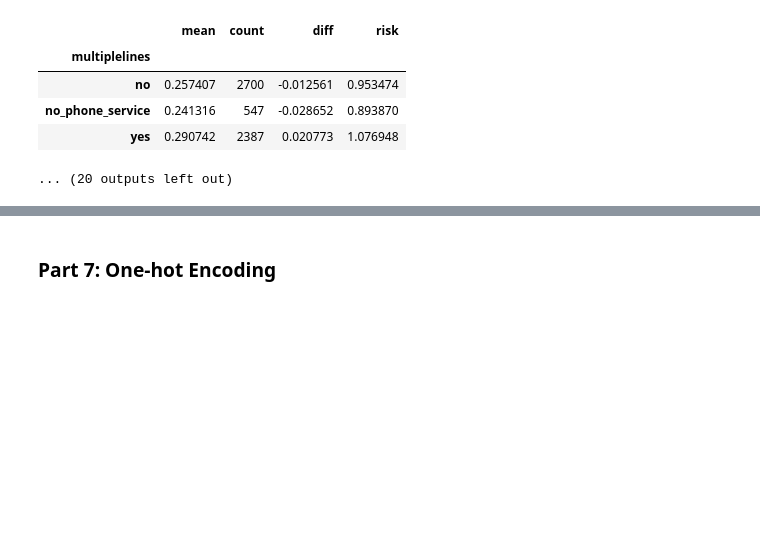
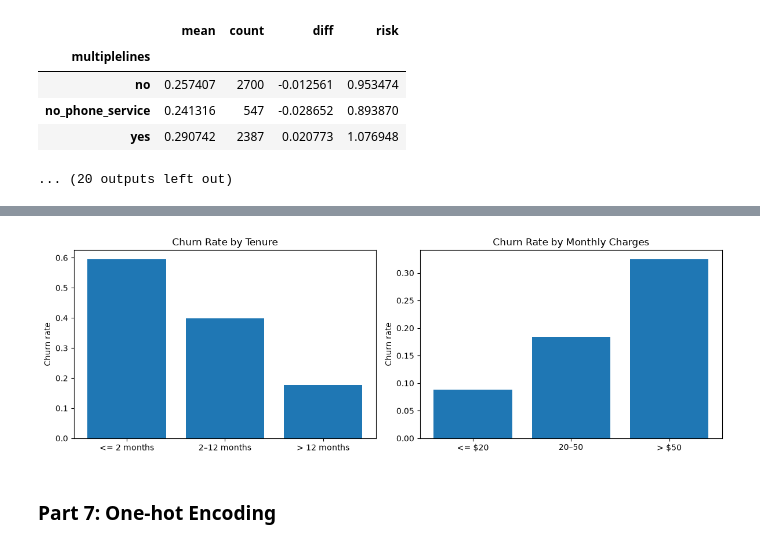
Before and after one commit to besteekmen/ML-ZoomCamp-Outputs, a Jupyter notebook: module3_classification/module3.ipynb, the cells around one changed output, grey strips where cells are left out. Saved outputs shown, nothing was run; the diff lists cells and outputs as text; code cells hidden in the pictures; blank space fills up the shorter version.

```diff
--- a/module3_classification/module3.ipynb
+++ b/module3_classification/module3.ipynb
@@ -374,3 +440,37 @@ df_full_train[df_full_train.monthlycharges > 50].churn.mean()
+# %%
+# churn rates by tenure group
+tenure_rates = {
+    "<= 2 months": df_full_train[df_full_train.tenure <= 2].churn.mean(),
+    "2–12 months": df_full_train[
+        (df_full_train.tenure > 2) & (df_full_train.tenure <= 12)
+    ].churn.mean(),
+    "> 12 months": df_full_train[df_full_train.tenure > 12].churn.mean()
+}
+
+# churn rates by monthly charge group
+charge_rates = {
+    "<= $20": df_full_train[df_full_train.monthlycharges <= 20].churn.mean(),
+    "$20–$50": df_full_train[
+        (df_full_train.monthlycharges > 20) &
+        (df_full_train.monthlycharges <= 50)
+    ].churn.mean(),
+    "> $50": df_full_train[df_full_train.monthlycharges > 50].churn.mean()
+}
+
+fig, axes = plt.subplots(1, 2, figsize=(12, 4))
+
+axes[0].bar(tenure_rates.keys(), tenure_rates.values())
+axes[0].set_title("Churn Rate by Tenure")
+axes[0].set_ylabel("Churn rate")
+
+axes[1].bar(charge_rates.keys(), charge_rates.values())
+axes[1].set_title("Churn Rate by Monthly Charges")
+axes[1].set_ylabel("Churn rate")
+
+plt.tight_layout()
+plt.show()
+# %% [output]
+[figure, added]
 # %% [markdown]
 ### Part 7: One-hot Encoding
 # %%
```
Also changed, not shown: parts of 7 cells of this notebook, 1 other file.
